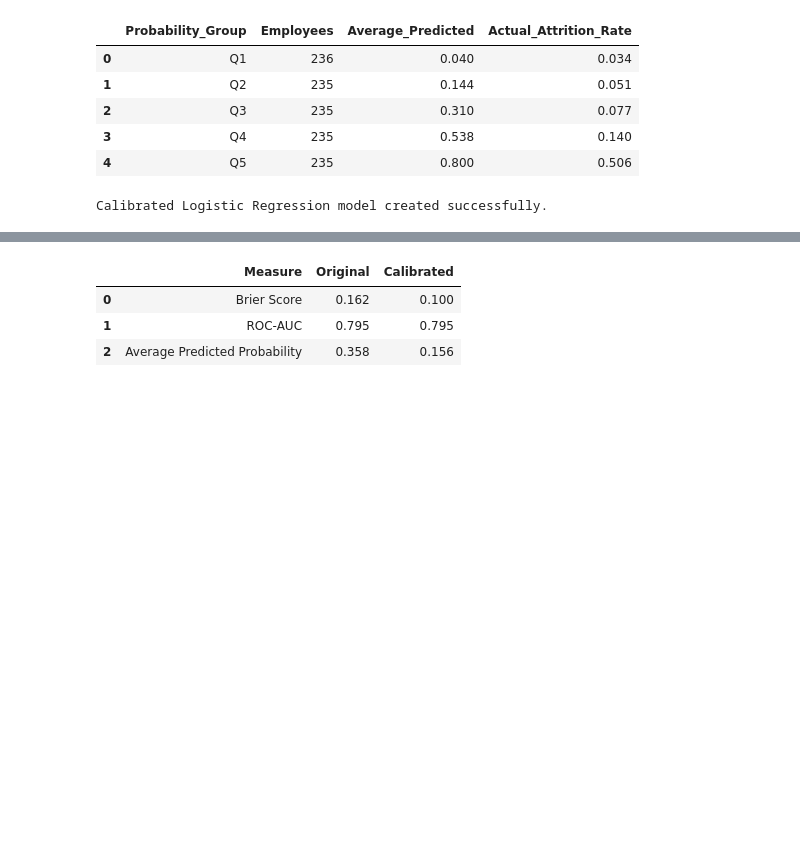
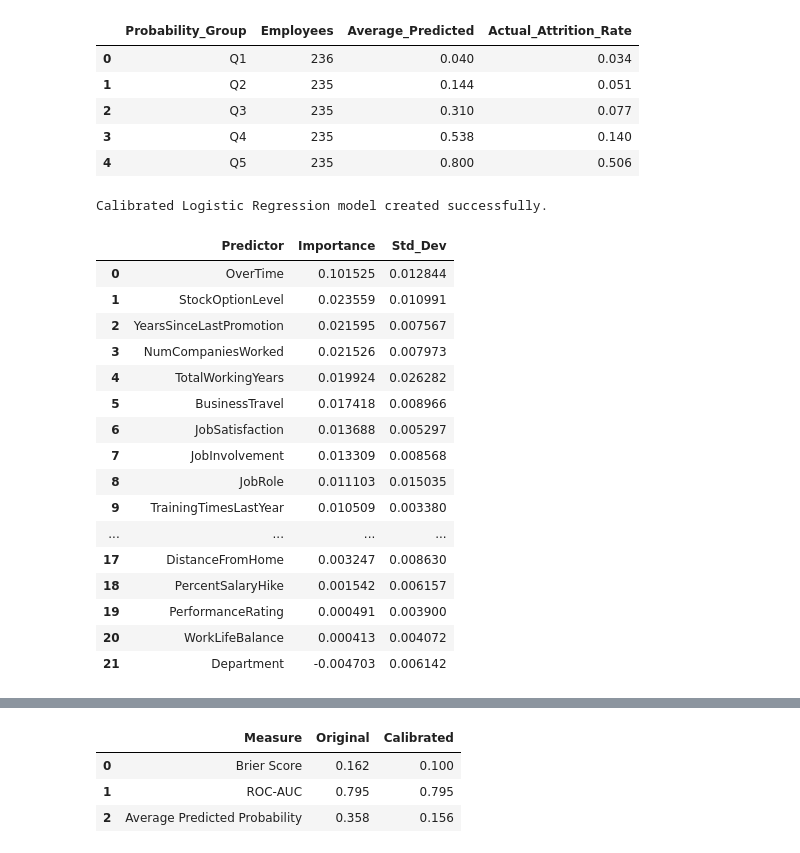
Before and after one commit to junelwc6-source/IBM-HR-Attrition-Analytics, a Jupyter notebook: IBM_HR_Attrition_Capstone.ipynb, the cells around one changed output, grey strips where cells are left out. Drawn from its saved outputs; the diff is of its cells as text; code cells hidden in the pictures; blank space fills up the shorter version.

```diff
--- a/IBM_HR_Attrition_Capstone.ipynb
+++ b/IBM_HR_Attrition_Capstone.ipynb
@@ -1265,3 +1369,53 @@ calibrated_train_prob = cross_val_predict(
 print("Calibrated Logistic Regression model created successfully.")
 # %% [output]
 Calibrated Logistic Regression model created successfully.
+# %%
+# Section 5.7.1 - Calibrated Model Predictor Importance
+
+import pandas as pd
+from sklearn.inspection import permutation_importance
+
+# Calculate importance using the final calibrated model
+calibrated_result = permutation_importance(
+    calibrated_logistic_model,
+    X_test,
+    y_test,
+    scoring="roc_auc",
+    n_repeats=10,
+    random_state=42,
+    n_jobs=-1
+)
+
+# Create predictor importance table
+calibrated_importance_df = pd.DataFrame({
+    "Predictor": X_test.columns,
+    "Importance": calibrated_result.importances_mean,
+    "Std_Dev": calibrated_result.importances_std
+})
+
+# Rank predictors from highest to lowest
+calibrated_importance_df = calibrated_importance_df.sort_values(
+    "Importance",
+    ascending=False
+).reset_index(drop=True)
+
+# Display all 22 predictors
+display(calibrated_importance_df)
+# %% [output]
+|  | Predictor | Importance | Std_Dev |
+| 0 | OverTime | 0.101525 | 0.012844 |
+| 1 | StockOptionLevel | 0.023559 | 0.010991 |
+| 2 | YearsSinceLastPromotion | 0.021595 | 0.007567 |
+| 3 | NumCompaniesWorked | 0.021526 | 0.007973 |
+| 4 | TotalWorkingYears | 0.019924 | 0.026282 |
+| 5 | BusinessTravel | 0.017418 | 0.008966 |
+| 6 | JobSatisfaction | 0.013688 | 0.005297 |
+| 7 | JobInvolvement | 0.013309 | 0.008568 |
+| 8 | JobRole | 0.011103 | 0.015035 |
+| 9 | TrainingTimesLastYear | 0.010509 | 0.003380 |
+| ... | ... | ... | ... |
+| 17 | DistanceFromHome | 0.003247 | 0.008630 |
+| 18 | PercentSalaryHike | 0.001542 | 0.006157 |
+| 19 | PerformanceRating | 0.000491 | 0.003900 |
+| 20 | WorkLifeBalance | 0.000413 | 0.004072 |
+| 21 | Department | -0.004703 | 0.006142 |
```
Also changed, not shown: parts of 6 cells of this notebook.
